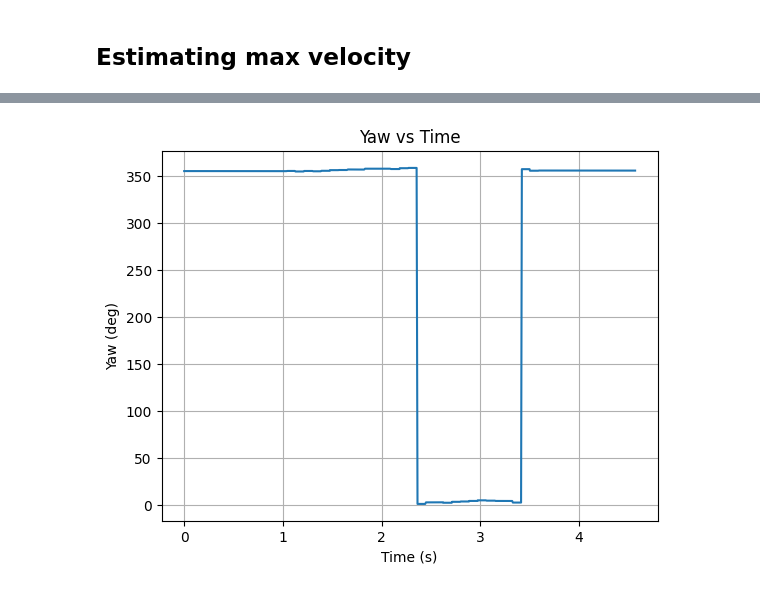
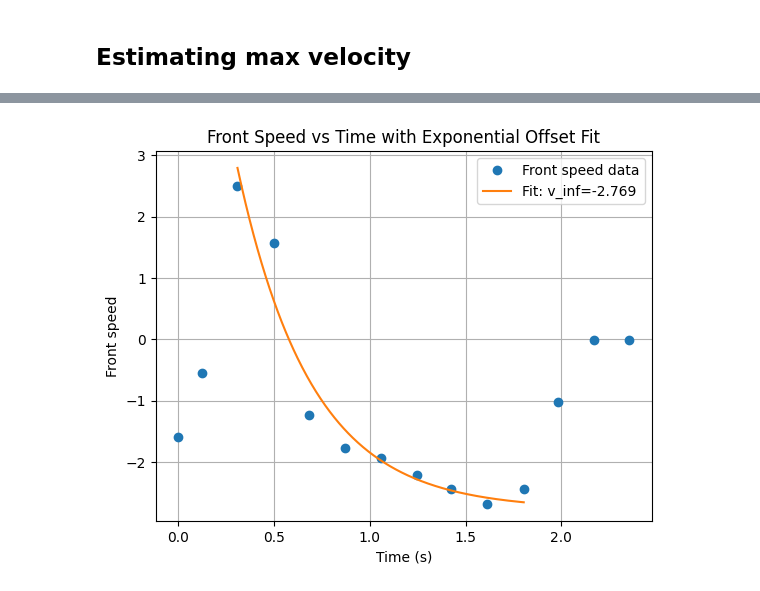
Before and after one commit to leslier7/ece5160-fast-robotics, a Jupyter notebook: jupyter_notebooks/Lab7.ipynb, the cells around one changed output, grey strips where cells are left out. Saved outputs shown, nothing was run; the diff lists cells and outputs as text; code cells hidden in the pictures.

```diff
--- a/jupyter_notebooks/Lab7.ipynb
+++ b/jupyter_notebooks/Lab7.ipynb
@@ -10,7 +10,12 @@ import numpy as np
 import matplotlib.pyplot as plt
 from pathlib import Path
 from datetime import datetime
+from scipy.optimize import curve_fit
 
+def calculate_speed(time, data):
+    if len(time) < 2 or len(data) < 2:
+        return np.array([], dtype=np.float32)
+    return np.gradient(data, time)
 
 def read_drive_data_csv(filename):
     time_ms = []
@@ -20,8 +25,6 @@ def read_drive_data_csv(filename):
     side_dist = []
     left_motor = []
     right_motor = []
-    front_speed = []
-    yaw_speed = []
 
     setpoint = None
 
@@ -39,7 +42,7 @@ def read_drive_data_csv(filename):
         header = next(reader, None)
         expected_header = [
             "time_ms", "time_s", "yaw_deg", "front_dist", "side_dist",
-            "left_motor", "right_motor", "front_speed", "yaw_speed"
+            "left_motor", "right_motor"
         ]
 
         if header is None:
@@ -80,20 +83,75 @@ def read_drive_data_csv(filename):
         "side_dist": np.array(side_dist),
         "left_motor": np.array(left_motor),
         "right_motor": np.array(right_motor),
-        "front_speed": np.array(front_speed),
-        "yaw_speed": np.array(yaw_speed),
     }
 
-data = read_drive_data_csv("PrettyGood.csv")
+def exp_offset(t, v_inf, A, k):
+    return v_inf + A * np.exp(-k * t)
+
+data = read_drive_data_csv("Better.csv")
 
 print("Setpoint:", data["setpoint"])
 print("Number of samples:", len(data["time_s"]))
 
-plt.plot(data["time_s"], data["yaw_deg"])
+front_dist = data["front_dist"]
+time_s = data["time_s"]
+
+changed_mask = np.concatenate(([True], np.diff(front_dist) != 0))
+
+time_s_changed = time_s[changed_mask]
+front_dist_changed = front_dist[changed_mask]
+
+front_speed = calculate_speed(time_s_changed, front_dist_changed)
+
+# Ignore first 2 points and last 3 points
+t_fit_data = time_s_changed[2:-3]
+v_fit_data = front_speed[2:-3]
+
+# Shift time so fit starts at 0
+t_fit_data = t_fit_data - t_fit_data[0]
+
+# Remove any bad values just in case
+valid_mask = np.isfinite(t_fit_data) & np.isfinite(v_fit_data)
+t_fit_data = t_fit_data[valid_mask]
+v_fit_data = v_fit_data[valid_mask]
+
+# Initial guesses
+v_inf_guess = np.mean(v_fit_data[-3:]) if len(v_fit_data) >= 3 else v_fit_data[-1]
+A_guess = v_fit_data[0] - v_inf_guess
+k_guess = 1.0
+
+p0 = [v_inf_guess, A_guess, k_guess]
+bounds = ([-np.inf, -np.inf, 0], [np.inf, np.inf, np.inf])
+
+params, covariance = curve_fit(
+    exp_offset,
+    t_fit_data,
+    v_fit_data,
+    p0=p0,
+    bounds=bounds,
+    maxfev=10000
+)
+
+v_inf, A, k = params
+perr = np.sqrt(np.diag(covariance))
+
+print(f"Predicted final velocity (v_inf): {v_inf:.6f}")
+print(f"A: {A:.6f}")
+print(f"k: {k:.6f}")
+print(f"Uncertainty in v_inf: ±{perr[0]:.6f}")
+
+t_plot = np.linspace(t_fit_data.min(), t_fit_data.max(), 500)
+v_plot = exp_offset(t_plot, *params)
+
+t_plot_original = t_plot + time_s_changed[2]
+
+plt.plot(time_s_changed, front_speed, "o", label="Front speed data")
+plt.plot(t_plot_original, v_plot, "-", label=f"Fit: v_inf={v_inf:.3f}")
 plt.xlabel("Time (s)")
-plt.ylabel("Yaw (deg)")
-plt.title("Yaw vs Time")
+plt.ylabel("Front speed")
+plt.title("Front Speed vs Time with Exponential Offset Fit")
 plt.grid(True)
+plt.legend()
 plt.show()
 # %% [output]
 Setpoint: 0.0
@@ -101 +163 @@ Number of samples: 1500
-[figure, old version]
+[figure, new version]
```
Also changed, not shown: parts of 12 cells of this notebook.
